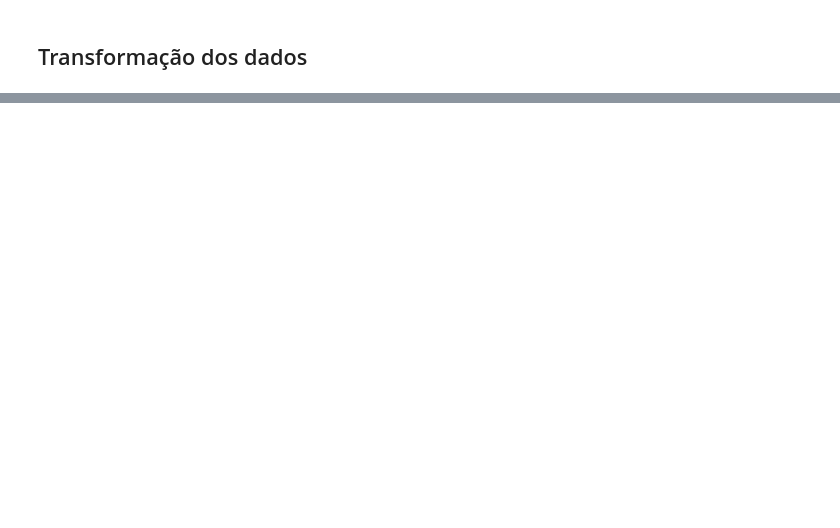
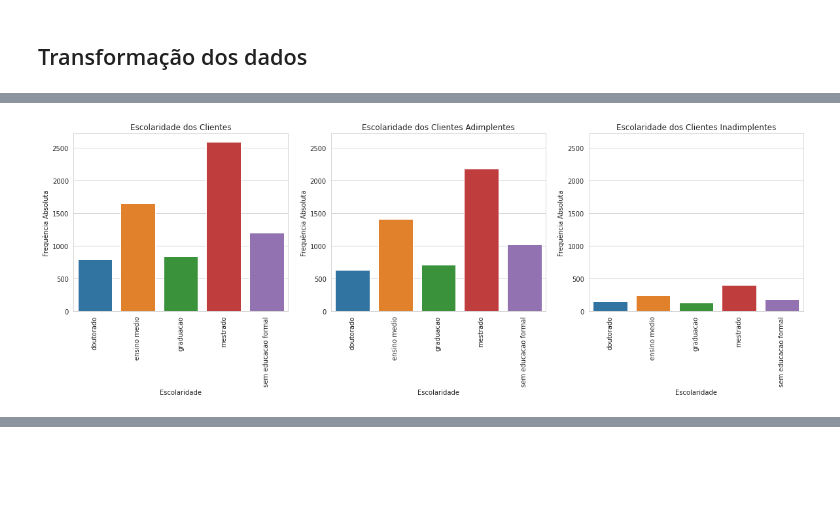
Before and after one commit to armando-nahmias/EBAC, a Jupyter notebook: Python/10.Projeto.ipynb, the cells around one changed output, grey strips where cells are left out. Drawn from its saved outputs; the diff is of its cells as text; code cells hidden in the pictures; blank space fills up the shorter version.

```diff
--- a/Python/10.Projeto.ipynb
+++ b/Python/10.Projeto.ipynb
@@ -160,0 +291,6 @@ print(estatistica_dados_faltantes)
+# %%
+#quando da carga dos dados, foi registrada a forma como os dados faltantes deveriam ser tratados
+#isso foi feito usando o parâmetro na_values do método read_csv
+#como o pandas já sabe quais dados estão faltando, basta dizer para largá-los
+df.dropna(inplace=True)
+df.shape
@@ -160,0 +299,9 @@ print(estatistica_dados_faltantes)
+# %%
+#conferindo os dados limpos
+#checando a estrutura dos dados limpos
+linhas_novo, colunas_novo = df.shape
+qtd_adimplentes_novo, _ = df[df['default'] == 0].shape
+qtd_inadimplentes_novo, _ = df[df['default'] == 1].shape
+print(f'O quadro possui {linhas_novo} linhas distribuídas em {colunas_novo} colunas. Foram retirados {linhas - linhas_novo} clientes.')
+print(f'Do total de {linhas_novo} clientes, {qtd_inadimplentes_novo} estão inadimplentes com alguma conta e {qtd_adimplentes_novo} estão adimplentes.')
+print(f'A distribuição proporcional é de {round(100 * qtd_adimplentes_novo / linhas_novo, 2)}% adimplentes e {round(100 * qtd_inadimplentes_novo / linhas_novo, 2)}% inadimplentes')
@@ -168,0 +314,5 @@ print(estatistica_dados_faltantes)
+# %%
+#criação de um novo quadro com os dados apenas dos adimplentes
+df_adimplente = df[df['default'] == 0]
+#criação de um novo quadro com os dados apenas dos adimplentes
+df_inadimplente = df[df['default'] == 1]
@@ -168,0 +331,31 @@ print(estatistica_dados_faltantes)
+# %%
+coluna = 'escolaridade'
+titulos = ['Escolaridade dos Clientes', 'Escolaridade dos Clientes Adimplentes', 'Escolaridade dos Clientes Inadimplentes']
+
+eixo = 0
+max_y = 0
+max = df.select_dtypes('object').describe()[coluna]['freq'] * 1.1
+
+figura, eixos = plt.subplots(1,3, figsize=(20, 5), sharex=True)
+
+for dataframe in [df, df_adimplente, df_inadimplente]:
+
+  df_to_plot = dataframe[coluna].value_counts().to_frame()
+  df_to_plot.rename(columns={coluna: 'frequencia_absoluta'}, inplace=True)
+  df_to_plot[coluna] = df_to_plot.index
+  df_to_plot.sort_values(by=[coluna], inplace=True)
+  df_to_plot.sort_values(by=[coluna])
+
+  f = sns.barplot(x=df_to_plot[coluna], y=df_to_plot['frequencia_absoluta'], ax=eixos[eixo])
+  f.set(title=titulos[eixo], xlabel=coluna.capitalize(), ylabel='Frequência Absoluta')
+  f.set_xticklabels(labels=f.get_xticklabels(), rotation=90)
+
+  _, max_y_f = f.get_ylim()
+  max_y = max_y_f if max_y_f > max_y else max_y
+  f.set(ylim=(0, max_y))
+
+  eixo += 1
+
+figura.show()
+# %% [output]
+[figure, added]
```
Also changed, not shown: parts of 43 cells of this notebook.
